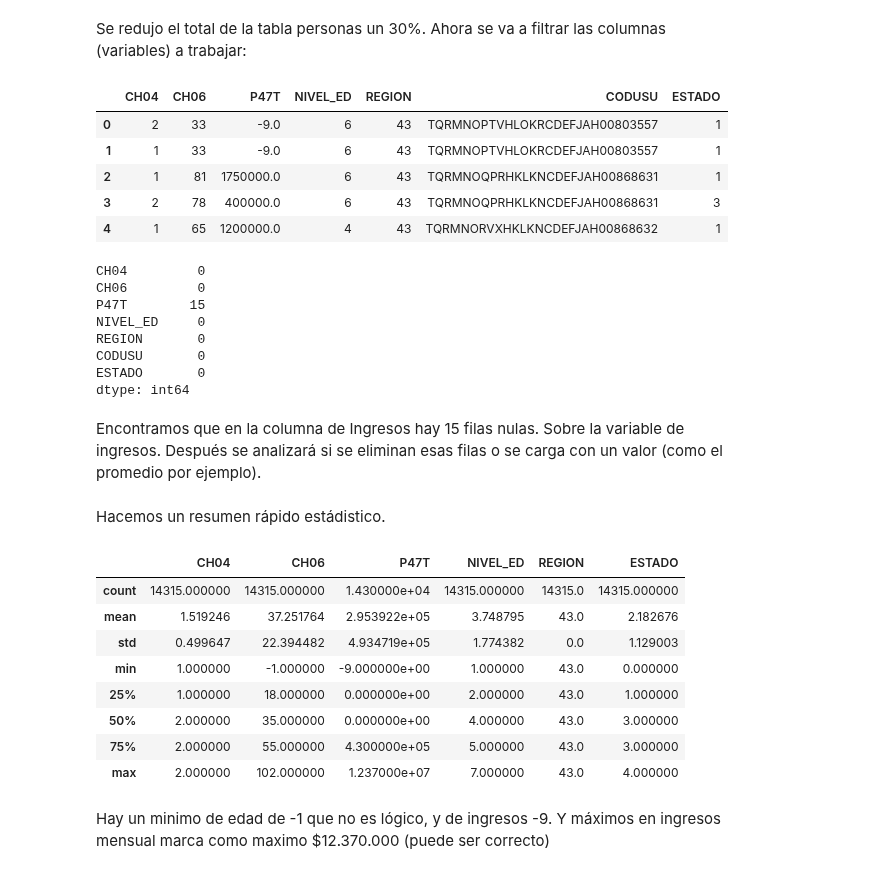
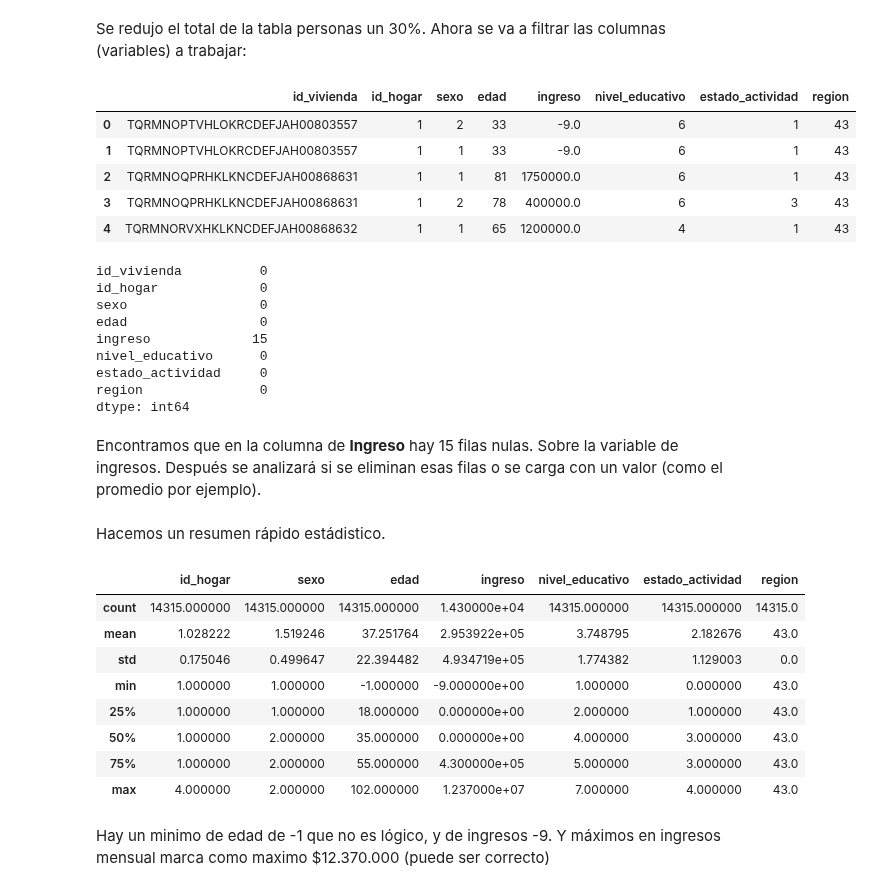
Before and after one commit to LMatiPerez/AnalisisDeDatosI_G5, a Jupyter notebook: analisis_grupo_5_final.ipynb, the cells around one changed output. Drawn from its saved outputs; the diff is of its cells as text; code cells hidden in the pictures.

```diff
--- a/analisis_grupo_5_final.ipynb
+++ b/analisis_grupo_5_final.ipynb
@@ -47,3 +52,27 @@ personas = pd.read_excel("usu_individual_T324.xlsx")
+# %%
+# Renombrar columnas de personas
+renombrar_personas = {
+    "CH04": "sexo",
+    "CH06": "edad",
+    "P47T": "ingreso",
+    "NIVEL_ED": "nivel_educativo",
+    "ESTADO": "estado_actividad",
+    "CODUSU": "id_vivienda",
+    "NRO_HOGAR": "id_hogar",
+    "REGION": "region"
+}
+personas.rename(columns=renombrar_personas, inplace=True)
+
+# Renombrar columnas de hogares
+renombrar_hogares = {
+    "V14": "prestamo_personas",
+    "V15": "prestamo_banco",
+    "V16": "compra_cuotas",
+    "CODUSU": "id_vivienda",
+    "NRO_HOGAR": "id_hogar",
+    "REGION": "region"
+}
+hogares.rename(columns=renombrar_hogares, inplace=True)
 # %% [markdown]
 ##### Configuración de dependencias
 # %%
@@ -53,7 +82,7 @@ import numpy as np
 # %% [markdown]
 Como se va a trabajar sobre la región Pampeana (Número 43) se filtra todas las filas que cumplan esa valor.
 # %%
-personas_fil_pam = personas[personas['REGION'] == 43]
+personas_fil_pam = personas[personas['region'] == 43]
 # %%
 print("Longitud Tabla Personas:", len(personas))
 print("Longitud Tabla Personas Filtrada:", len(personas_fil_pam))
@@ -64,42 +93,43 @@ Longitud Tabla Personas Filtrada: 14315
 Se redujo el total de la tabla personas un 30%.
 Ahora se va a filtrar las columnas (variables) a trabajar:
 # %%
-personas_fil = personas_fil_pam[['CH04', 'CH06', 'P47T', 'NIVEL_ED' ,'REGION', 'CODUSU', 'ESTADO']]
+personas_fil = personas_fil_pam[['id_vivienda', 'id_hogar', 'sexo', 'edad', 'ingreso', 'nivel_educativo', 'estado_actividad', 'region']]
 personas_fil.head()
 # %% [output]
-|  | CH04 | CH06 | P47T | NIVEL_ED | REGION | CODUSU | ESTADO |
-| 0 | 2 | 33 | -9.0 | 6 | 43 | TQRMNOPTVHLOKRCDEFJAH00803557 | 1 |
-| 1 | 1 | 33 | -9.0 | 6 | 43 | TQRMNOPTVHLOKRCDEFJAH00803557 | 1 |
-| 2 | 1 | 81 | 1750000.0 | 6 | 43 | TQRMNOQPRHKLKNCDEFJAH00868631 | 1 |
-| 3 | 2 | 78 | 400000.0 | 6 | 43 | TQRMNOQPRHKLKNCDEFJAH00868631 | 3 |
-| 4 | 1 | 65 | 1200000.0 | 4 | 43 | TQRMNORVXHKLKNCDEFJAH00868632 | 1 |
+|  | id_vivienda | id_hogar | sexo | edad | ingreso | nivel_educativo | estado_actividad | region |
+| 0 | TQRMNOPTVHLOKRCDEFJAH00803557 | 1 | 2 | 33 | -9.0 | 6 | 1 | 43 |
+| 1 | TQRMNOPTVHLOKRCDEFJAH00803557 | 1 | 1 | 33 | -9.0 | 6 | 1 | 43 |
+| 2 | TQRMNOQPRHKLKNCDEFJAH00868631 | 1 | 1 | 81 | 1750000.0 | 6 | 1 | 43 |
+| 3 | TQRMNOQPRHKLKNCDEFJAH00868631 | 1 | 2 | 78 | 400000.0 | 6 | 3 | 43 |
+| 4 | TQRMNORVXHKLKNCDEFJAH00868632 | 1 | 1 | 65 | 1200000.0 | 4 | 1 | 43 |
 # %%
 personas_fil.isnull().sum()
 # %% [output]
-CH04         0
-CH06         0
-P47T        15
-NIVEL_ED     0
-REGION       0
-CODUSU       0
-ESTADO       0
+id_vivienda          0
+id_hogar             0
+sexo                 0
+edad                 0
+ingreso             15
+nivel_educativo      0
+estado_actividad     0
+region               0
 dtype: int64
 # %% [markdown]
-Encontramos que en la columna de Ingresos hay 15 filas nulas. Sobre la variable de ingresos. Después se analizará si se eliminan esas filas o se carga con un valor (como el promedio por ejemplo).
+Encontramos que en la columna de **Ingreso** hay 15 filas nulas. Sobre la variable de ingresos. Después se analizará si se eliminan esas filas o se carga con un valor (como el promedio por ejemplo).
 # %% [markdown]
 Hacemos un resumen rápido estádistico.
 # %%
 personas_fil.describe()
 # %% [output]
-|  | CH04 | CH06 | P47T | NIVEL_ED | REGION | ESTADO |
-| count | 14315.000000 | 14315.000000 | 1.430000e+04 | 14315.000000 | 14315.0 | 14315.000000 |
-| mean | 1.519246 | 37.251764 | 2.953922e+05 | 3.748795 | 43.0 | 2.182676 |
-| std | 0.499647 | 22.394482 | 4.934719e+05 | 1.774382 | 0.0 | 1.129003 |
-| min | 1.000000 | -1.000000 | -9.000000e+00 | 1.000000 | 43.0 | 0.000000 |
-| 25% | 1.000000 | 18.000000 | 0.000000e+00 | 2.000000 | 43.0 | 1.000000 |
-| 50% | 2.000000 | 35.000000 | 0.000000e+00 | 4.000000 | 43.0 | 3.000000 |
-| 75% | 2.000000 | 55.000000 | 4.300000e+05 | 5.000000 | 43.0 | 3.000000 |
-| max | 2.000000 | 102.000000 | 1.237000e+07 | 7.000000 | 43.0 | 4.000000 |
+|  | id_hogar | sexo | edad | ingreso | nivel_educativo | estado_actividad | region |
+| count | 14315.000000 | 14315.000000 | 14315.000000 | 1.430000e+04 | 14315.000000 | 14315.000000 | 14315.0 |
+| mean | 1.028222 | 1.519246 | 37.251764 | 2.953922e+05 | 3.748795 | 2.182676 | 43.0 |
+| std | 0.175046 | 0.499647 | 22.394482 | 4.934719e+05 | 1.774382 | 1.129003 | 0.0 |
+| min | 1.000000 | 1.000000 | -1.000000 | -9.000000e+00 | 1.000000 | 0.000000 | 43.0 |
+| 25% | 1.000000 | 1.000000 | 18.000000 | 0.000000e+00 | 2.000000 | 1.000000 | 43.0 |
+| 50% | 1.000000 | 2.000000 | 35.000000 | 0.000000e+00 | 4.000000 | 3.000000 | 43.0 |
+| 75% | 1.000000 | 2.000000 | 55.000000 | 4.300000e+05 | 5.000000 | 3.000000 | 43.0 |
+| max | 4.000000 | 2.000000 | 102.000000 | 1.237000e+07 | 7.000000 | 4.000000 | 43.0 |
 # %% [markdown]
 Hay un minimo de edad de -1 que no es lógico, y de ingresos -9. Y máximos en ingresos mensual marca como maximo $12.370.000 (puede ser correcto)
 # %% [markdown]
```
Also changed, not shown: parts of 21 cells of this notebook, 1 other file.
